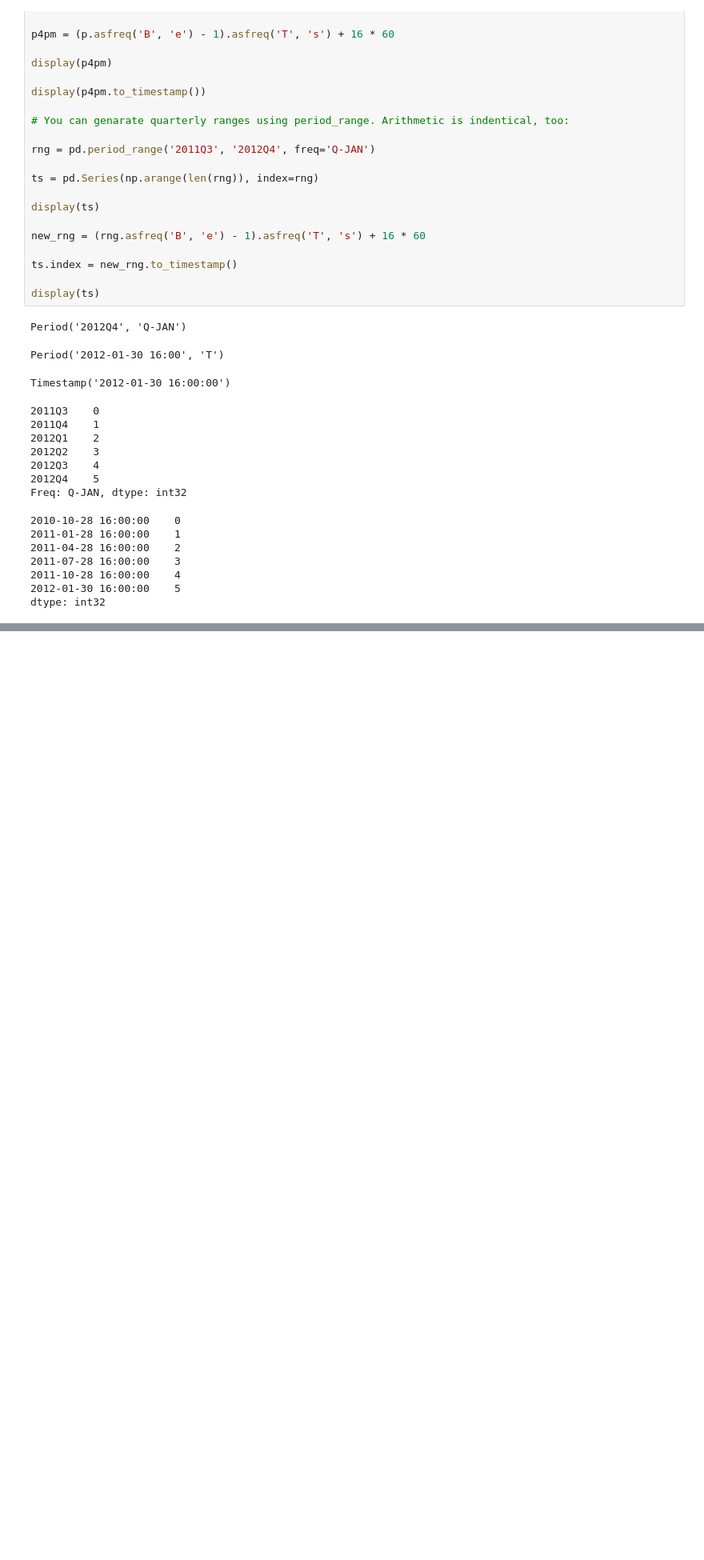
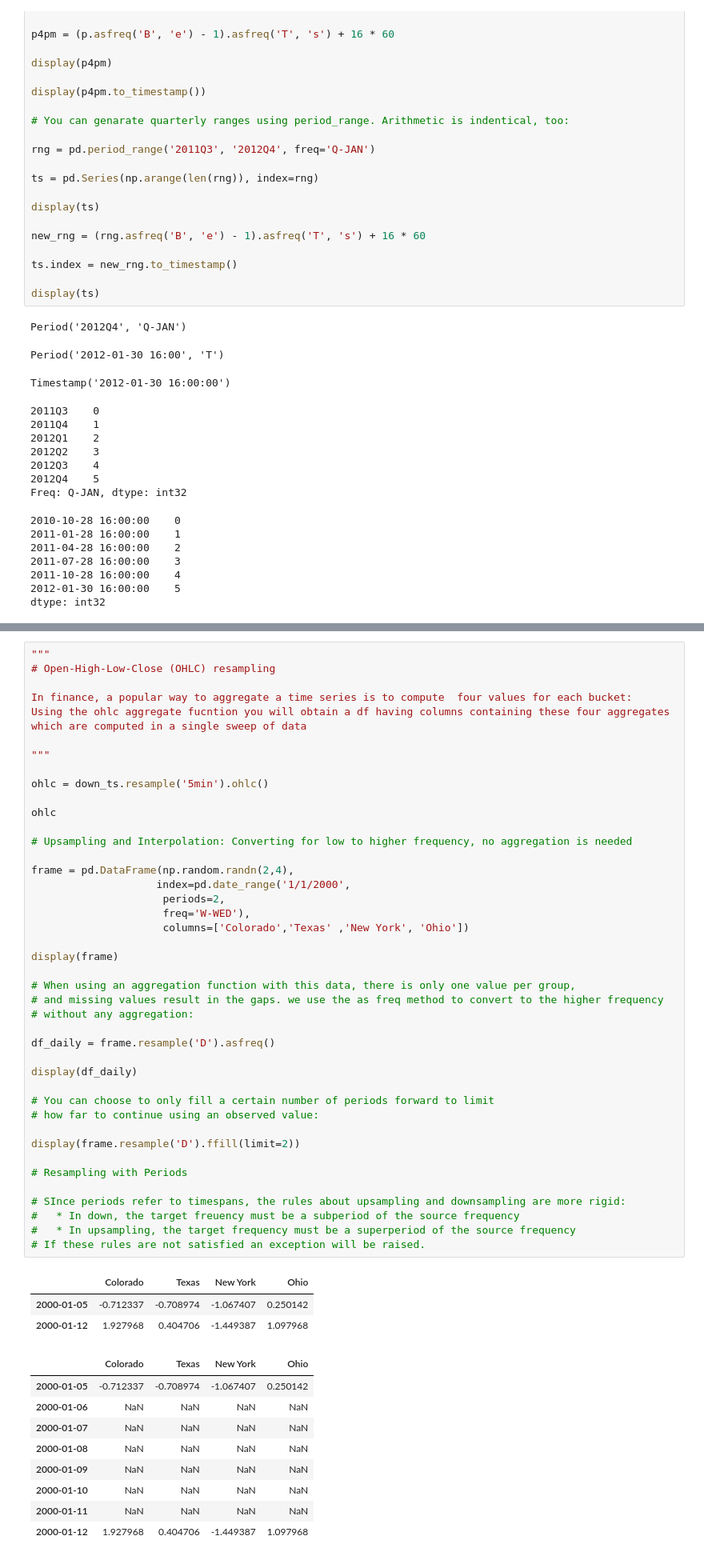
Before and after one commit to MuayThaiLegz/Py_DataAnalysis, a Jupyter notebook: DataAnalysis_ChapterEleven.ipynb, the cells around one changed output, grey strips where cells are left out. Shown at 80% size. Drawn from its saved outputs; the diff is of its cells as text; blank space fills up the shorter version.

```diff
--- a/DataAnalysis_ChapterEleven.ipynb
+++ b/DataAnalysis_ChapterEleven.ipynb
@@ -1024,3 +1062,59 @@ becomes:
 2000-01-01 00:09:59    40
 2000-01-01 00:14:59    11
 Freq: 5T, dtype: int32
+# %%
+"""
+# Open-High-Low-Close (OHLC) resampling
+
+In finance, a popular way to aggregate a time series is to compute  four values for each bucket:
+Using the ohlc aggregate fucntion you will obtain a df having columns containing these four aggregates
+which are computed in a single sweep of data
+
+"""
+
+ohlc = down_ts.resample('5min').ohlc()
+
+ohlc
+
+# Upsampling and Interpolation: Converting for low to higher frequency, no aggregation is needed
+
+frame = pd.DataFrame(np.random.randn(2,4),
+                    index=pd.date_range('1/1/2000',
+                     periods=2,
+                     freq='W-WED'),
+                     columns=['Colorado','Texas' ,'New York', 'Ohio'])
+
+display(frame)
+
+# When using an aggregation function with this data, there is only one value per group,
+# and missing values result in the gaps. we use the as freq method to convert to the higher frequency
+# without any aggregation:
+
+df_daily = frame.resample('D').asfreq()
+
+display(df_daily)
+
+# You can choose to only fill a certain number of periods forward to limit
+# how far to continue using an observed value:
+
+display(frame.resample('D').ffill(limit=2))
+
+# Resampling with Periods
+
+# SInce periods refer to timespans, the rules about upsampling and downsampling are more rigid:
+#   * In down, the target freuency must be a subperiod of the source frequency
+#   * In upsampling, the target frequency must be a superperiod of the source frequency
+# If these rules are not satisfied an exception will be raised.
+# %% [output]
+|  | Colorado | Texas | New York | Ohio |
+| 2000-01-05 | -0.712337 | -0.708974 | -1.067407 | 0.250142 |
+| 2000-01-12 | 1.927968 | 0.404706 | -1.449387 | 1.097968 |
+|  | Colorado | Texas | New York | Ohio |
+| 2000-01-05 | -0.712337 | -0.708974 | -1.067407 | 0.250142 |
+| 2000-01-06 | NaN | NaN | NaN | NaN |
+| 2000-01-07 | NaN | NaN | NaN | NaN |
+| 2000-01-08 | NaN | NaN | NaN | NaN |
+| 2000-01-09 | NaN | NaN | NaN | NaN |
+| 2000-01-10 | NaN | NaN | NaN | NaN |
+| 2000-01-11 | NaN | NaN | NaN | NaN |
+| 2000-01-12 | 1.927968 | 0.404706 | -1.449387 | 1.097968 |
```
Also changed, not shown: parts of 16 cells of this notebook.
